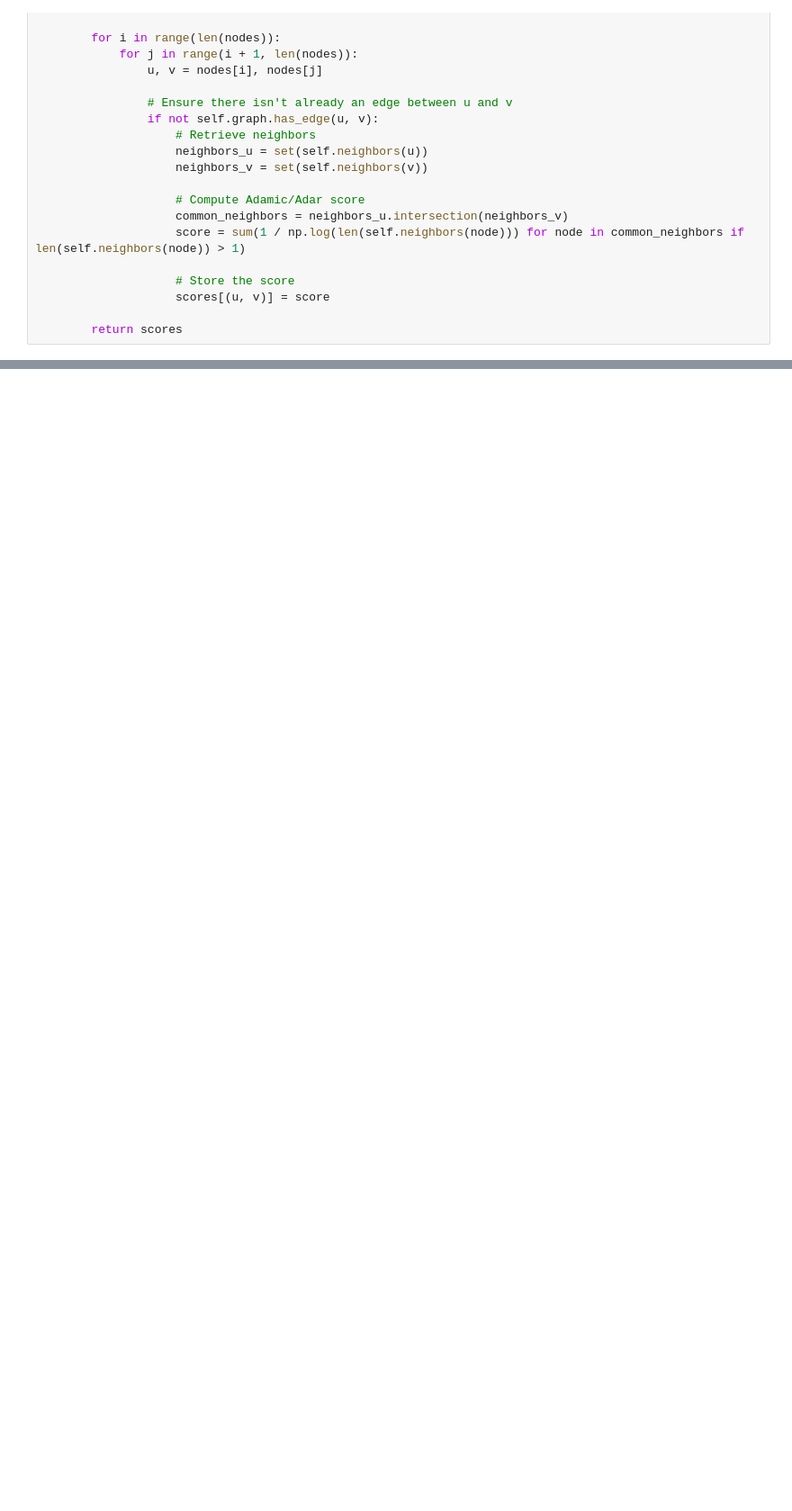
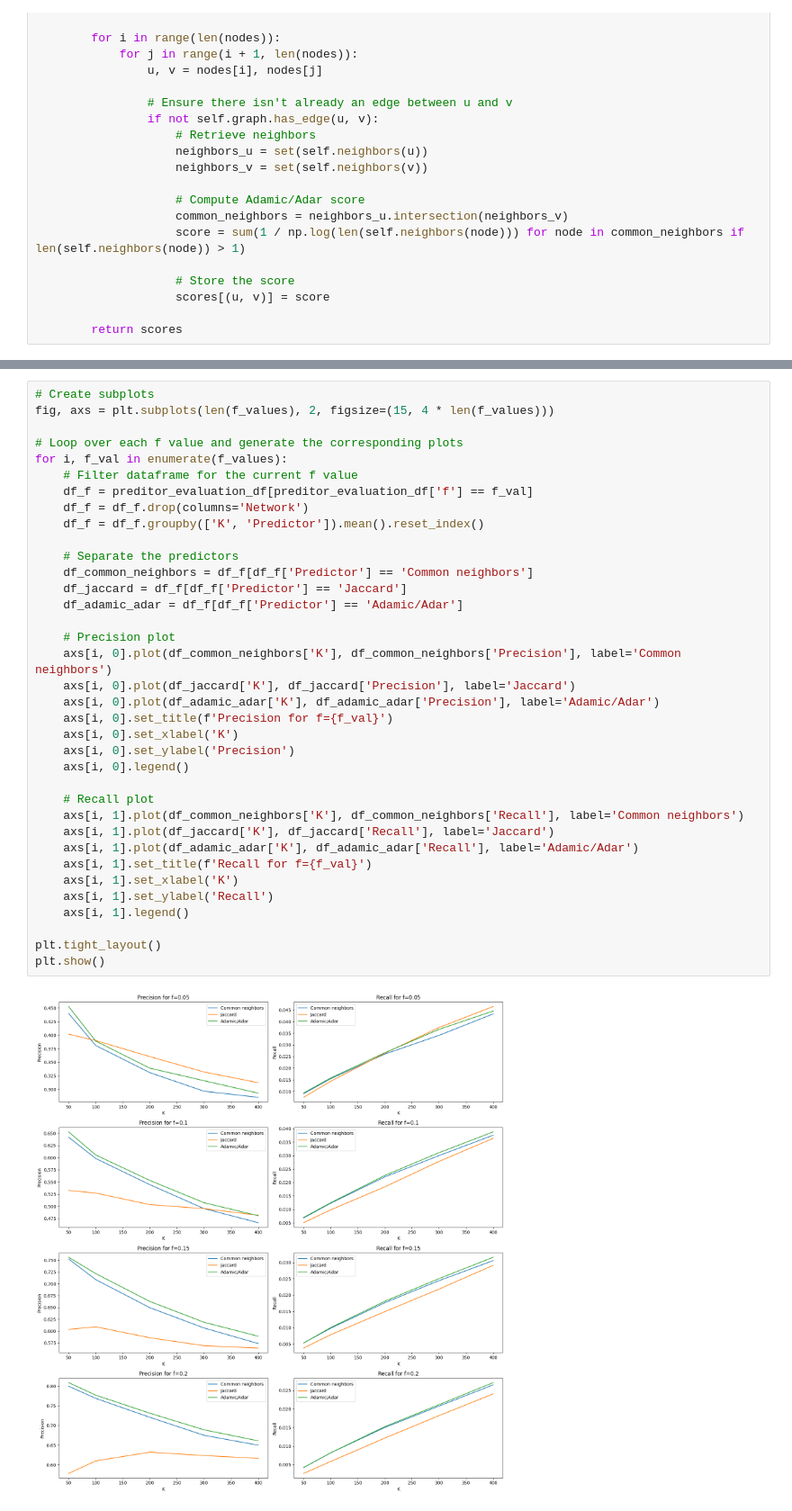
Before and after one commit to yurialvizi/NET4103-graph-learning, a Jupyter notebook: project.ipynb, the cells around one changed output, grey strips where cells are left out. Shown at 90% size. Cells and saved outputs as stored; diff of their text form; blank space fills up the shorter version.

```diff
--- a/project.ipynb
+++ b/project.ipynb
@@ -552,0 +742,38 @@ Adamic/Adar
+# %%
+# Create subplots
+fig, axs = plt.subplots(len(f_values), 2, figsize=(15, 4 * len(f_values)))
+
+# Loop over each f value and generate the corresponding plots
+for i, f_val in enumerate(f_values):
+    # Filter dataframe for the current f value
+    df_f = preditor_evaluation_df[preditor_evaluation_df['f'] == f_val]
+    df_f = df_f.drop(columns='Network')
+    df_f = df_f.groupby(['K', 'Predictor']).mean().reset_index()
+
+    # Separate the predictors
+    df_common_neighbors = df_f[df_f['Predictor'] == 'Common neighbors']
+    df_jaccard = df_f[df_f['Predictor'] == 'Jaccard']
+    df_adamic_adar = df_f[df_f['Predictor'] == 'Adamic/Adar']
+
+    # Precision plot
+    axs[i, 0].plot(df_common_neighbors['K'], df_common_neighbors['Precision'], label='Common neighbors')
+    axs[i, 0].plot(df_jaccard['K'], df_jaccard['Precision'], label='Jaccard')
+    axs[i, 0].plot(df_adamic_adar['K'], df_adamic_adar['Precision'], label='Adamic/Adar')
+    axs[i, 0].set_title(f'Precision for f={f_val}')
+    axs[i, 0].set_xlabel('K')
+    axs[i, 0].set_ylabel('Precision')
+    axs[i, 0].legend()
+
+    # Recall plot
+    axs[i, 1].plot(df_common_neighbors['K'], df_common_neighbors['Recall'], label='Common neighbors')
+    axs[i, 1].plot(df_jaccard['K'], df_jaccard['Recall'], label='Jaccard')
+    axs[i, 1].plot(df_adamic_adar['K'], df_adamic_adar['Recall'], label='Adamic/Adar')
+    axs[i, 1].set_title(f'Recall for f={f_val}')
+    axs[i, 1].set_xlabel('K')
+    axs[i, 1].set_ylabel('Recall')
+    axs[i, 1].legend()
+
+plt.tight_layout()
+plt.show()
+# %% [output]
+[figure, added]
```
Also changed, not shown: parts of 6 cells of this notebook, 1 other file.
